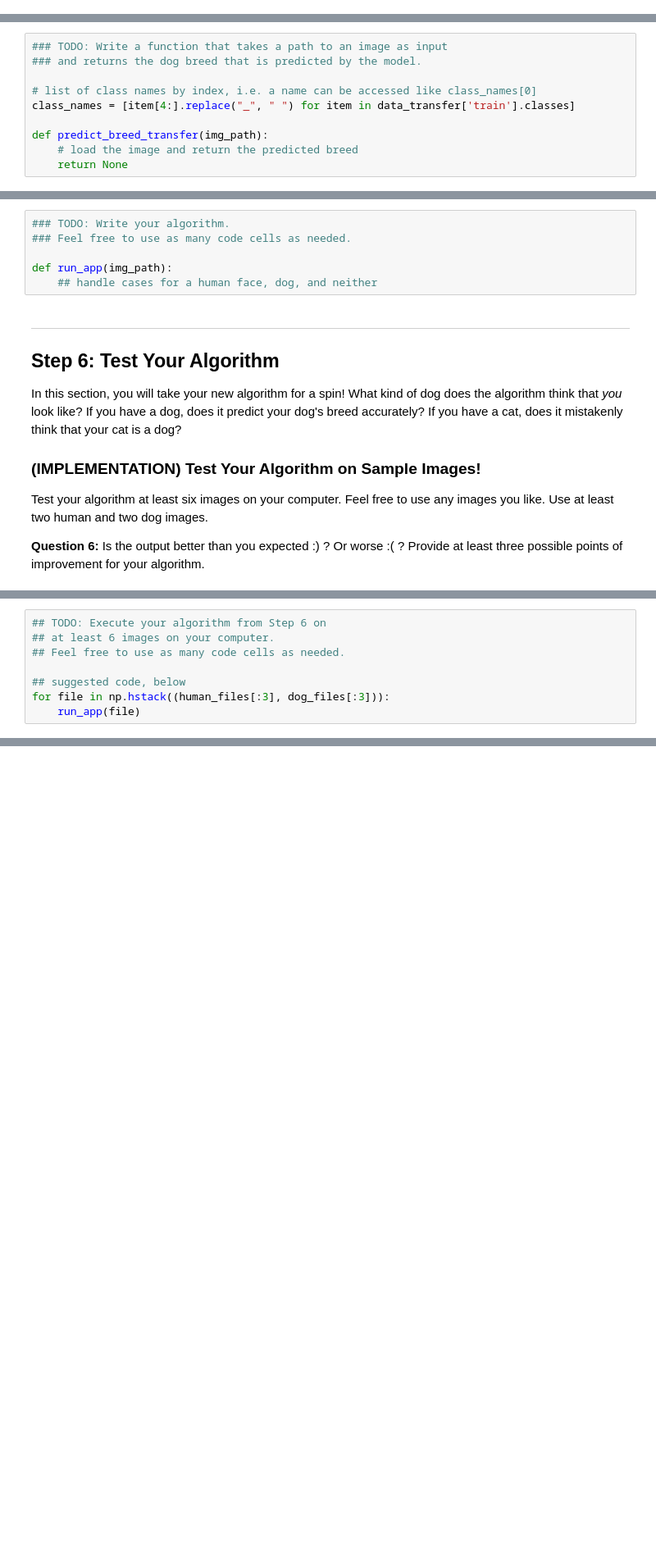
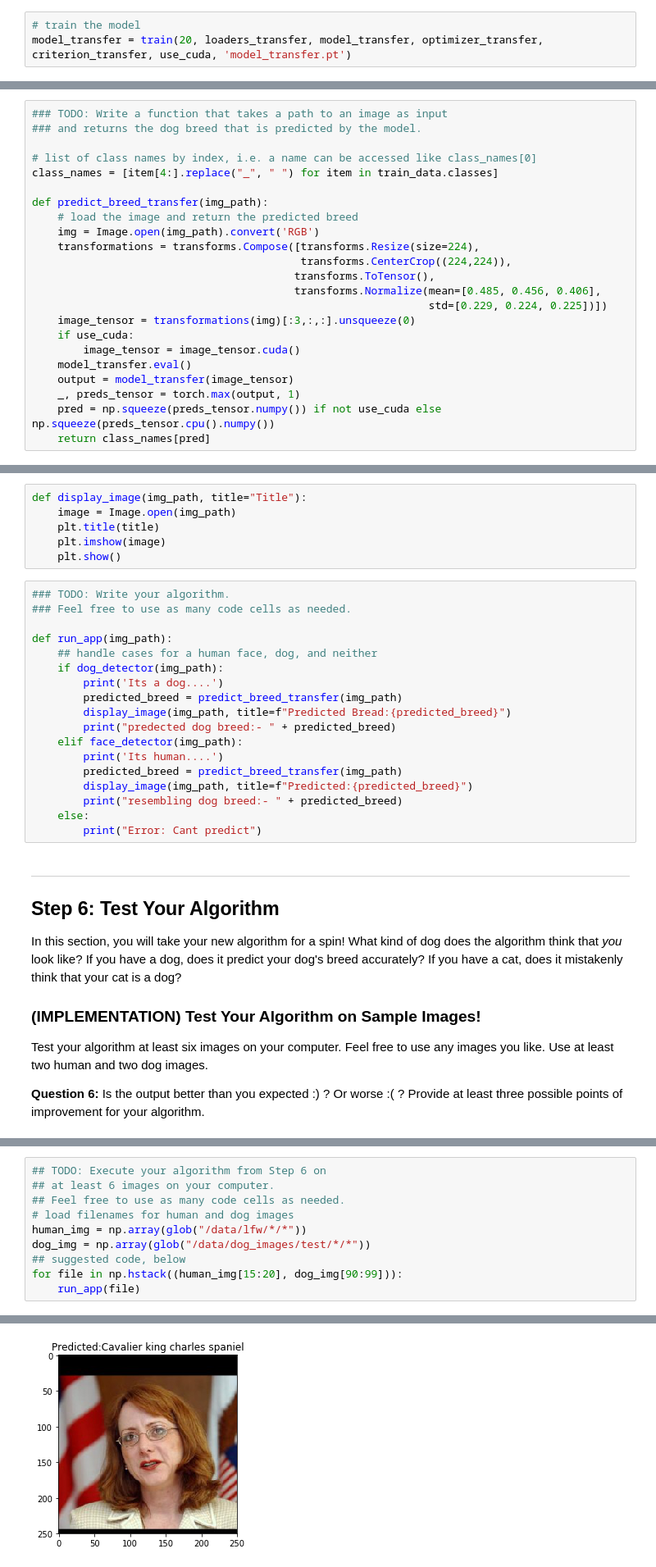
Before and after one commit to omtripathi786/project-dog-classification, a Jupyter notebook: dog_app.ipynb, the cells around one changed output, grey strips where cells are left out. Shown at 82% size. Drawn from its saved outputs; the diff is of its cells as text; blank space fills up the shorter version.

```diff
--- a/dog_app.ipynb
+++ b/dog_app.ipynb
@@ -594,3 +644,6 @@ optimizer_transfer = None
 ### (IMPLEMENTATION) Train and Validate the Model
 
 Train and validate your model in the code cell below.  [Save the final model parameters](http://pytorch.org/docs/master/notes/serialization.html) at filepath `'model_transfer.pt'`.
+# %%
+# train the model
+model_transfer = train(20, loaders_transfer, model_transfer, optimizer_transfer, criterion_transfer, use_cuda, 'model_transfer.pt')
@@ -615,11 +688,24 @@ Write a function that takes an image path as input and returns the dog breed (`A
 ### and returns the dog breed that is predicted by the model.
 
 # list of class names by index, i.e. a name can be accessed like class_names[0]
-class_names = [item[4:].replace("_", " ") for item in data_transfer['train'].classes]
+class_names = [item[4:].replace("_", " ") for item in train_data.classes]
 
 def predict_breed_transfer(img_path):
     # load the image and return the predicted breed
-    return None
+    img = Image.open(img_path).convert('RGB')
+    transformations = transforms.Compose([transforms.Resize(size=224),
+                                          transforms.CenterCrop((224,224)),
+                                         transforms.ToTensor(),
+                                         transforms.Normalize(mean=[0.485, 0.456, 0.406],
+                                                              std=[0.229, 0.224, 0.225])])
+    image_tensor = transformations(img)[:3,:,:].unsqueeze(0)
+    if use_cuda:
+        image_tensor = image_tensor.cuda()
+    model_transfer.eval()
+    output = model_transfer(image_tensor)
+    _, preds_tensor = torch.max(output, 1)
+    pred = np.squeeze(preds_tensor.numpy()) if not use_cuda else np.squeeze(preds_tensor.cpu().numpy())
+    return class_names[pred]
 # %% [markdown]
 ---
 <a id='step5'></a>
@@ -638,12 +724,30 @@ Some sample output for our algorithm is provided below, but feel free to design
 
 
 ### (IMPLEMENTATION) Write your Algorithm
+# %%
+def display_image(img_path, title="Title"):
+    image = Image.open(img_path)
+    plt.title(title)
+    plt.imshow(image)
+    plt.show()
 # %%
 ### TODO: Write your algorithm.
 ### Feel free to use as many code cells as needed.
 
 def run_app(img_path):
     ## handle cases for a human face, dog, and neither
+    if dog_detector(img_path):
+        print('Its a dog....')
+        predicted_breed = predict_breed_transfer(img_path)
+        display_image(img_path, title=f"Predicted Bread:{predicted_breed}")
+        print("predected dog breed:- " + predicted_breed)
+    elif face_detector(img_path):
+        print('Its human....')
+        predicted_breed = predict_breed_transfer(img_path)
+        display_image(img_path, title=f"Predicted:{predicted_breed}")
+        print("resembling dog breed:- " + predicted_breed)
+    else:
+        print("Error: Cant predict")
 # %% [markdown]
 ---
 <a id='step6'></a>
@@ -662,7 +769,10 @@ __Answer:__ (Three possible points for improvement)
 ## TODO: Execute your algorithm from Step 6 on
 ## at least 6 images on your computer.
 ## Feel free to use as many code cells as needed.
-
+# load filenames for human and dog images
+human_img = np.array(glob("/data/lfw/*/*"))
+dog_img = np.array(glob("/data/dog_images/test/*/*"))
 ## suggested code, below
-for file in np.hstack((human_files[:3], dog_files[:3])):
+for file in np.hstack((human_img[15:20], dog_img[90:99])):
     run_app(file)
+# %% [output]
@@ -668,0 +780 @@ for file in np.hstack((human_files[:3], dog_files[:3])):
+[figure, added]
```
Also changed, not shown: parts of 28 cells of this notebook, 3 other files.
